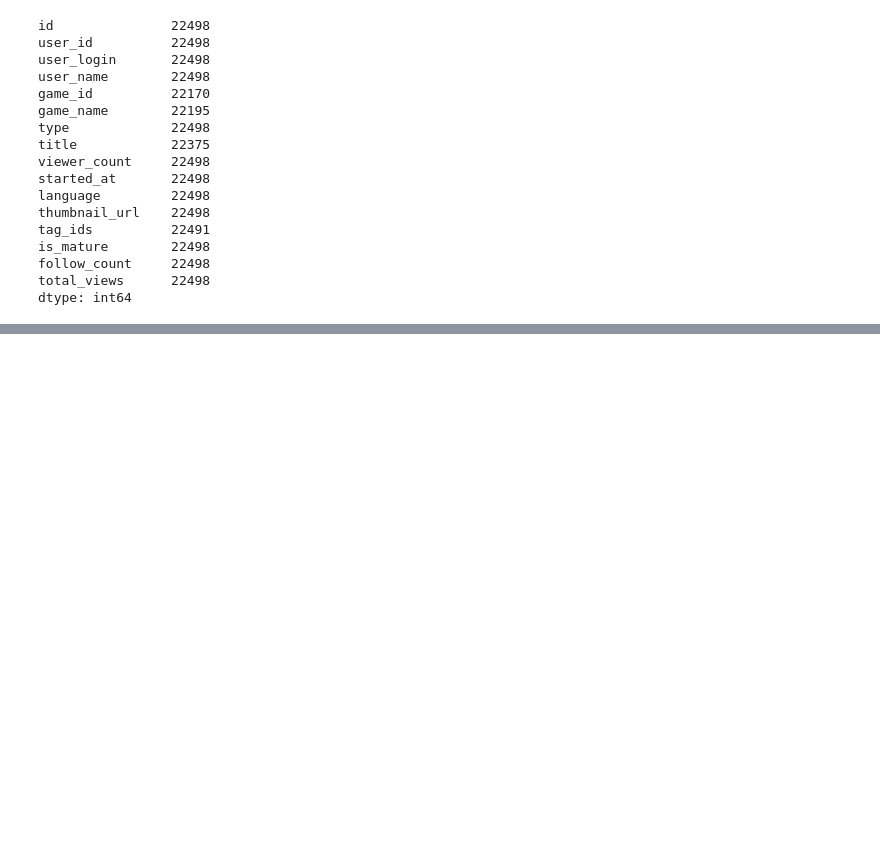
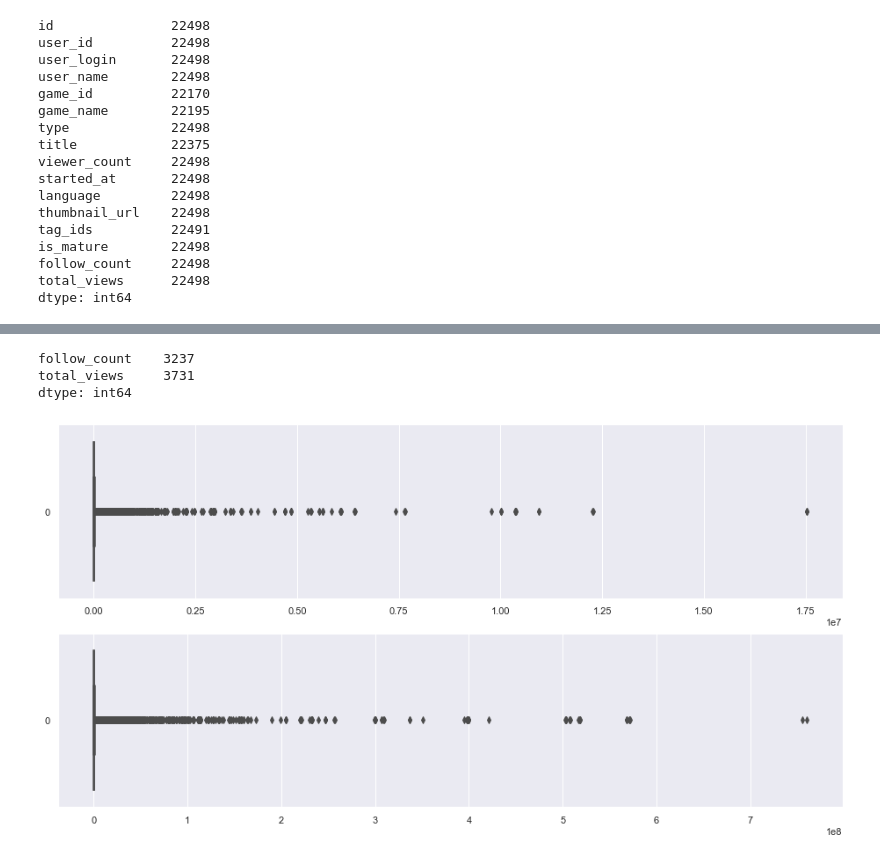
Before and after one commit to whysilon/SC1015proj, a Jupyter notebook: EDA_Twitch.ipynb, the cells around one changed output, grey strips where cells are left out. Drawn from its saved outputs; the diff is of its cells as text; code cells hidden in the pictures; blank space fills up the shorter version.

```diff
--- a/EDA_Twitch.ipynb
+++ b/EDA_Twitch.ipynb
@@ -374,0 +385,23 @@ sb.boxplot(data = es, orient = "h")
+# %%
+targetData = twitchdata[['follow_count', 'total_views']].copy()
+# %%
+# Draw the boxplots
+f, axes = plt.subplots(2, 1, figsize=(16, 8))
+
+sb.boxplot(data = targetData["follow_count"], orient = "h", ax = axes[0])
+sb.boxplot(data = targetData["total_views"], orient = "h", ax = axes[1])
+
+# Calculate the quartiles
+Q1 = targetData.quantile(0.25)
+Q3 = targetData.quantile(0.75)
+
+# Rule to identify outliers
+rule = ((targetData < (Q1 - 1.5 * (Q3 - Q1))) | (targetData > (Q3 + 1.5 * (Q3 - Q1))))
+
+# Count the number of outliers
+rule.sum()
+# %% [output]
+follow_count    3237
+total_views     3731
+dtype: int64
+[figure, added]
```
Also changed, not shown: parts of 30 cells of this notebook.
